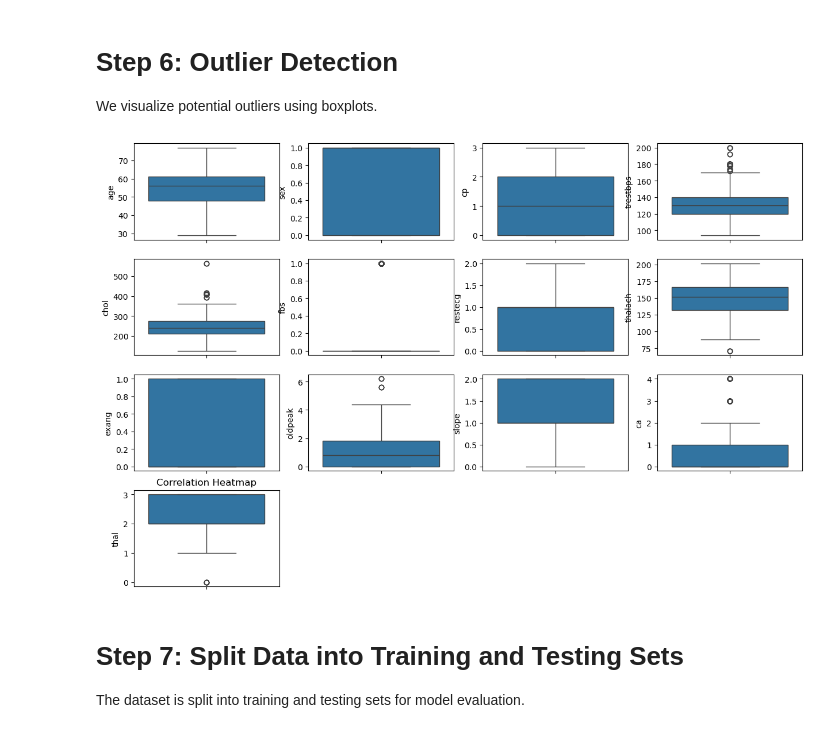
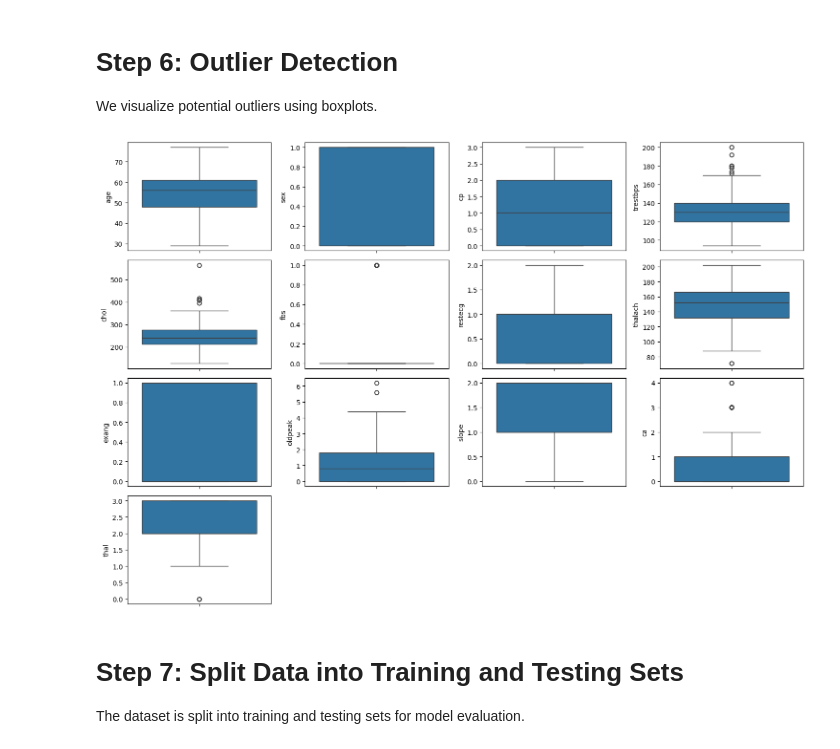
Before and after one commit to Sia0305/ML_Labs, a Jupyter notebook: Lab 9_Blank.ipynb, the cells around one changed output. Saved outputs shown, nothing was run; the diff lists cells and outputs as text; code cells hidden in the pictures.

```diff
--- a/Lab 9_Blank.ipynb
+++ b/Lab 9_Blank.ipynb
@@ -124,14 +126,15 @@ plt.show()
 We visualize potential outliers using boxplots.
 # %%
 plt.figure(figsize=(15,10))
-for i,col in enumerate(df.columns[:-1],1):
-    plt.subplot(4,4,i)
+
+for i, col in enumerate(df.columns[:-1], 1):
+    plt.subplot(4, 4, i)
     sns.boxplot(y=df[col])
 
-plt.title("Correlation Heatmap")
+plt.tight_layout()
 plt.show()
 # %% [output]
-[figure, old version]
+[figure, new version]
 # %% [markdown]
 # Step 7: Split Data into Training and Testing Sets
 The dataset is split into training and testing sets for model evaluation.
```
Also changed, not shown: parts of 58 cells of this notebook, 12 other files.
